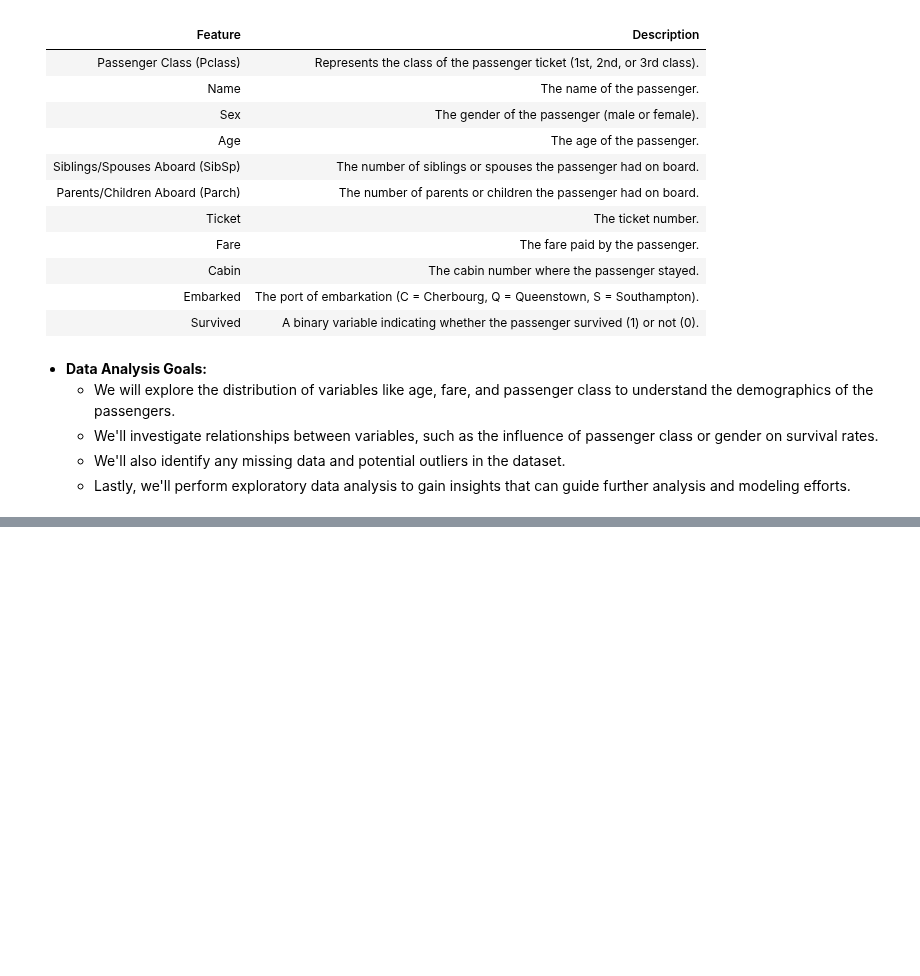
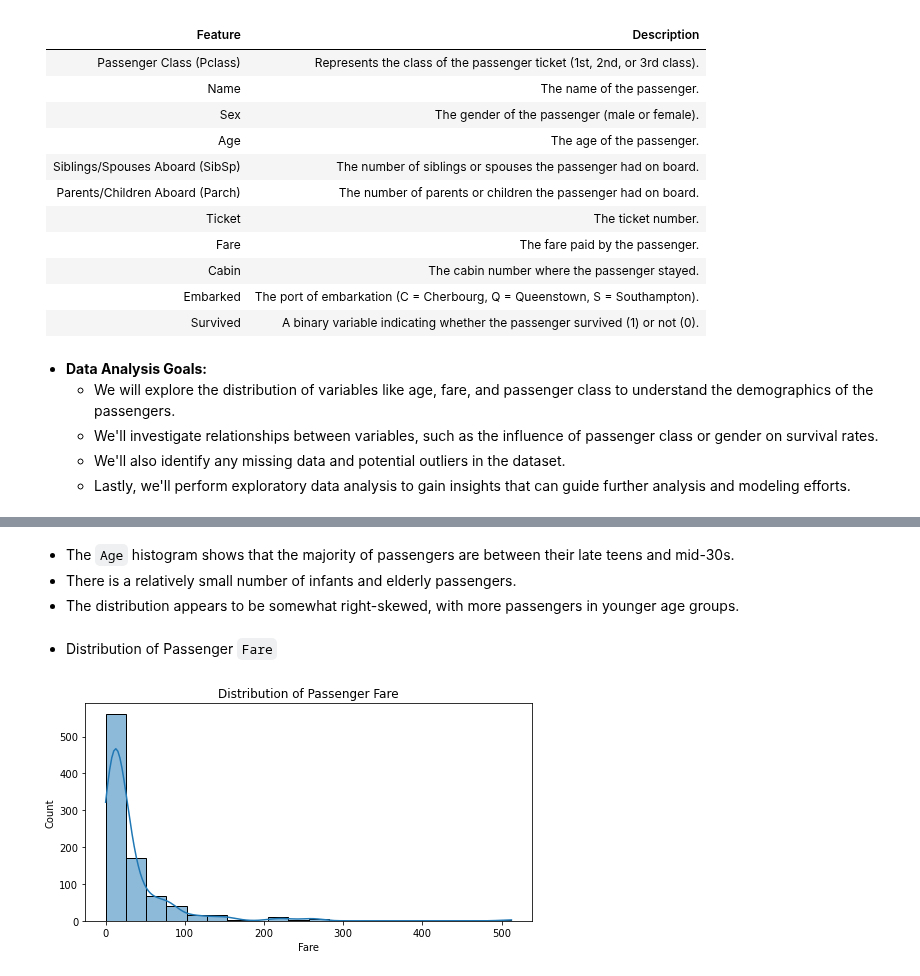
Before and after one commit to Salma-AZIZ/IP302, a Jupyter notebook: 03_Exploring_Titanic_Dataset.ipynb, the cells around one changed output, grey strips where cells are left out. Drawn from its saved outputs; the diff is of its cells as text; code cells hidden in the pictures; blank space fills up the shorter version.

```diff
--- a/03_Exploring_Titanic_Dataset.ipynb
+++ b/03_Exploring_Titanic_Dataset.ipynb
@@ -34,0 +305,16 @@ The Titanic dataset contains information about passengers who were aboard the RM
+# %% [markdown]
+- The `Age` histogram shows that the majority of passengers are between their late teens and mid-30s.
+- There is a relatively small number of infants and elderly passengers.
+- The distribution appears to be somewhat right-skewed, with more passengers in younger age groups.
+# %% [markdown]
+- Distribution of Passenger `Fare`
+# %%
+# Create a histogram for passenger ages
+plt.figure(figsize=(8, 4))
+sns.histplot(data=titanic_data, x='Fare', bins=20, kde=True)
+plt.title('Distribution of Passenger Fare')
+plt.xlabel('Fare')
+plt.ylabel('Count')
+plt.show()
+# %% [output]
+[figure, added]
```
Also changed, not shown: parts of 85 cells of this notebook.
